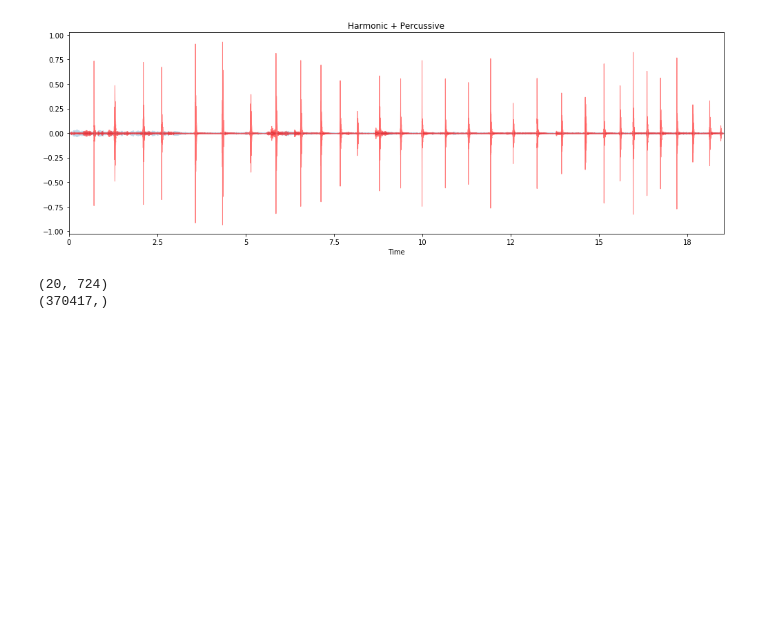
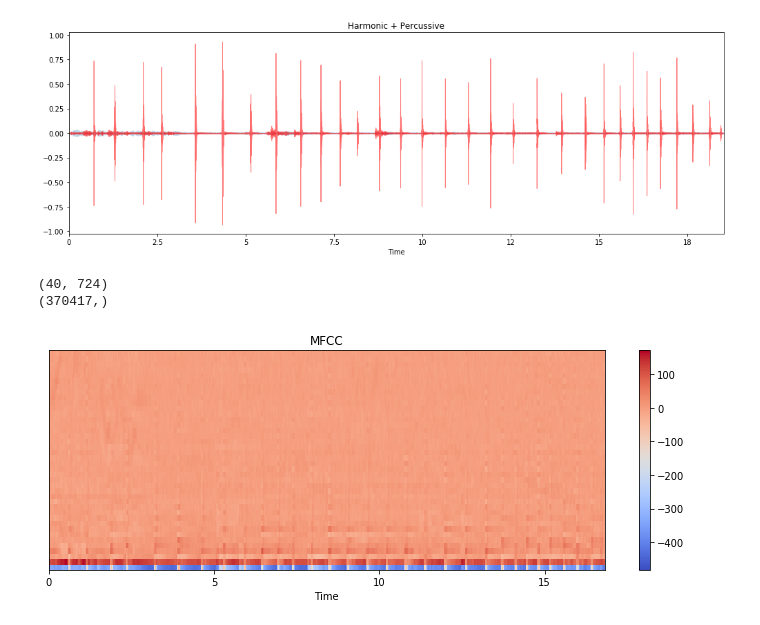
Before and after one commit to Dodant/snap-point, a Jupyter notebook: Untitled.ipynb, the cells around one changed output. Cells and saved outputs as stored; diff of their text form; code cells hidden in the pictures; blank space fills up the shorter version.

```diff
--- a/Untitled.ipynb
+++ b/Untitled.ipynb
@@ -27,9 +28,18 @@ plt.show()
 [figure]
 # %%
 y, sr = librosa.load('30_times.wav', sr=20000)
-y_mfcc = librosa.feature.mfcc(y=y, sr=sr)
+y_mfcc = librosa.feature.mfcc(y=y, sr=sr, n_mfcc=40)
 print(y_mfcc.shape)
 print(y.shape)
 # %% [output]
-(20, 724)
+(40, 724)
 (370417,)
+# %%
+plt.figure(figsize=(10, 4))
+librosa.display.specshow(y_mfcc, x_axis='time')
+plt.colorbar()
+plt.title('MFCC')
+plt.tight_layout()
+plt.show()
+# %% [output]
+[figure, added]
```
Also changed, not shown: parts of 3 cells of this notebook, 1 other file.
